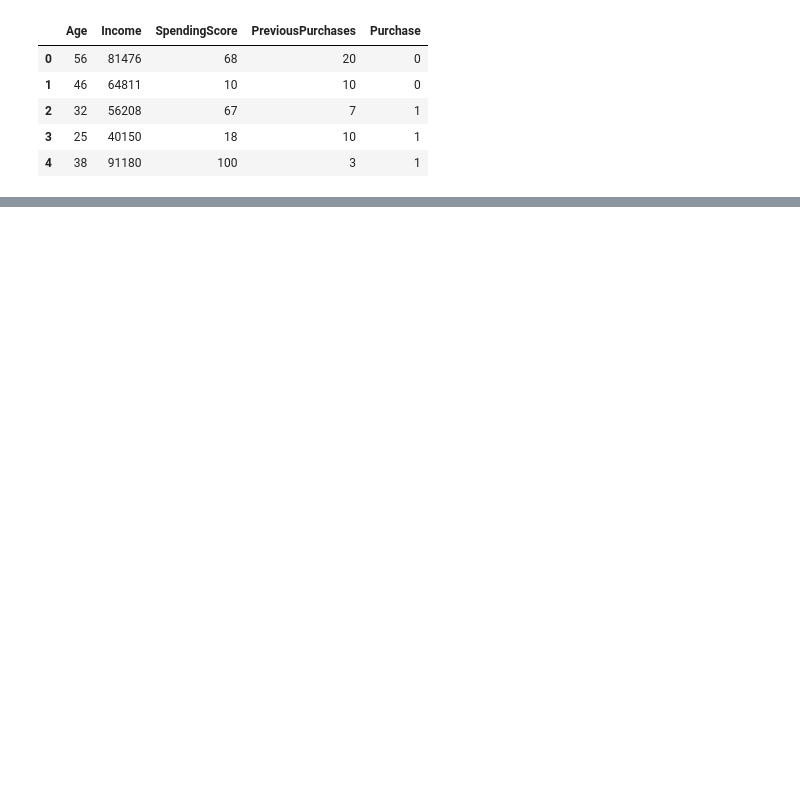
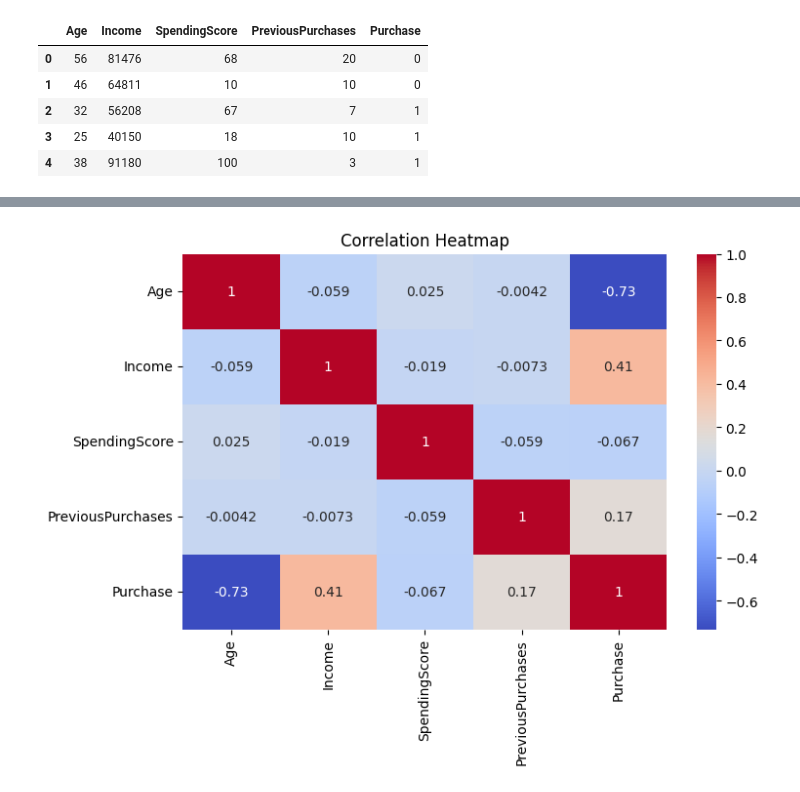
Before and after one commit to abhinavsinh014-prog/Machine-Learing, a Jupyter notebook: CustomerClassifier.ipynb, the cells around one changed output, grey strips where cells are left out. Drawn from its saved outputs; the diff is of its cells as text; code cells hidden in the pictures; blank space fills up the shorter version.

```diff
--- a/CustomerClassifier.ipynb
+++ b/CustomerClassifier.ipynb
@@ -50,0 +68,13 @@ df.head()
+# %%
+plt.figure(figsize=(8, 5))
+
+sns.heatmap(
+    df.corr(),
+    annot=True,
+    cmap="coolwarm"
+)
+
+plt.title("Correlation Heatmap")
+plt.show()
+# %% [output]
+[figure, added]
```
Also changed, not shown: parts of 3 cells of this notebook.
